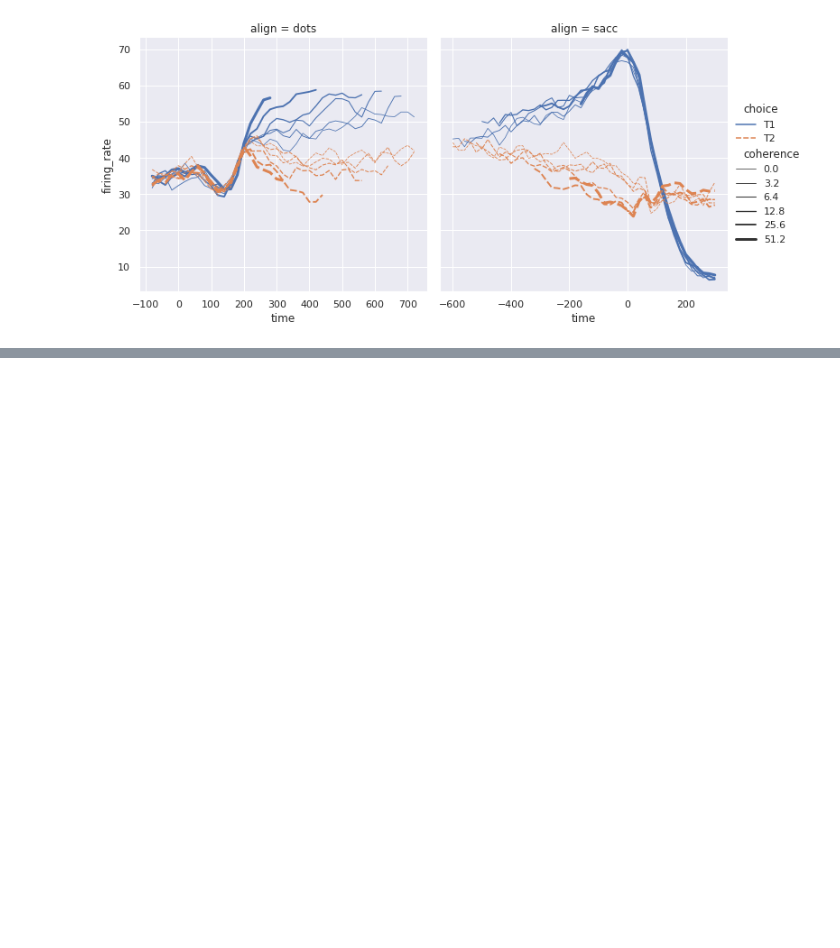
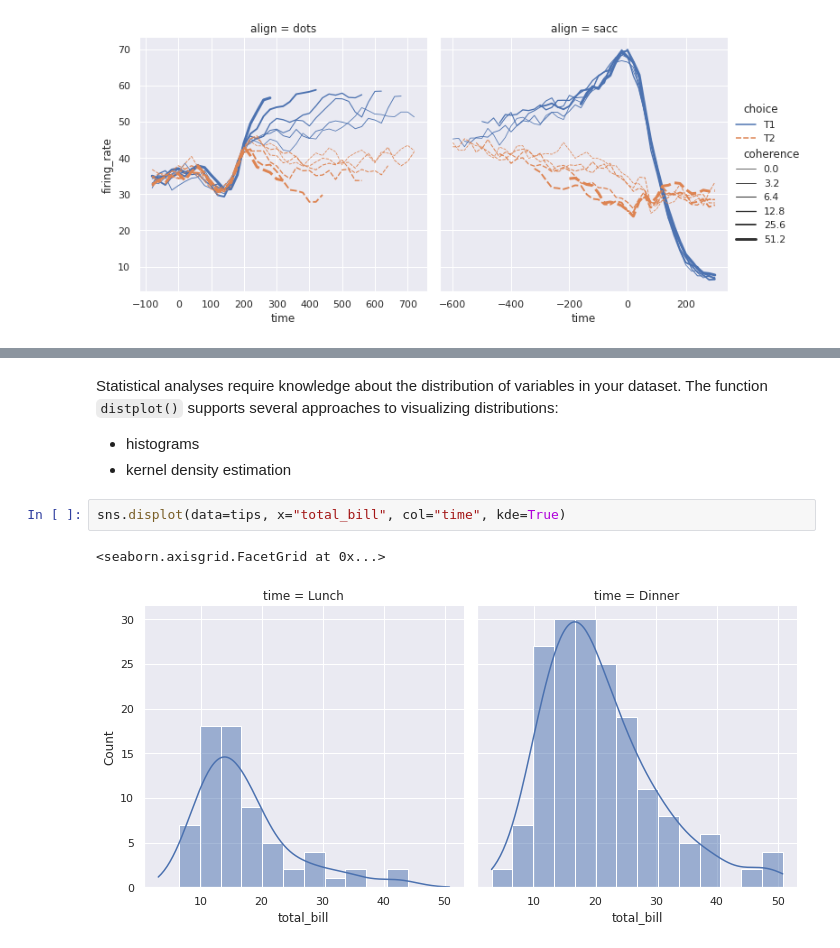
Before and after one commit to LucianoBatista/study-sprints, a Jupyter notebook: sprint-2021-11-16/seaborn/intro.ipynb, the cells around one changed output, grey strips where cells are left out. Drawn from its saved outputs; the diff is of its cells as text; blank space fills up the shorter version.

```diff
--- a/sprint-2021-11-16/seaborn/intro.ipynb
+++ b/sprint-2021-11-16/seaborn/intro.ipynb
@@ -41,0 +73,10 @@ sns.relplot(
+# %% [markdown]
+Statistical analyses require knowledge about the distribution of variables in your dataset. The function `distplot()` supports several approaches to visualizing distributions:
+
+- histograms
+- kernel density estimation
+# %%
+sns.displot(data=tips, x="total_bill", col="time", kde=True)
+# %% [output]
+<seaborn.axisgrid.FacetGrid at 0x...>
+[figure, added]
```
Also changed, not shown: parts of 25 cells of this notebook.
